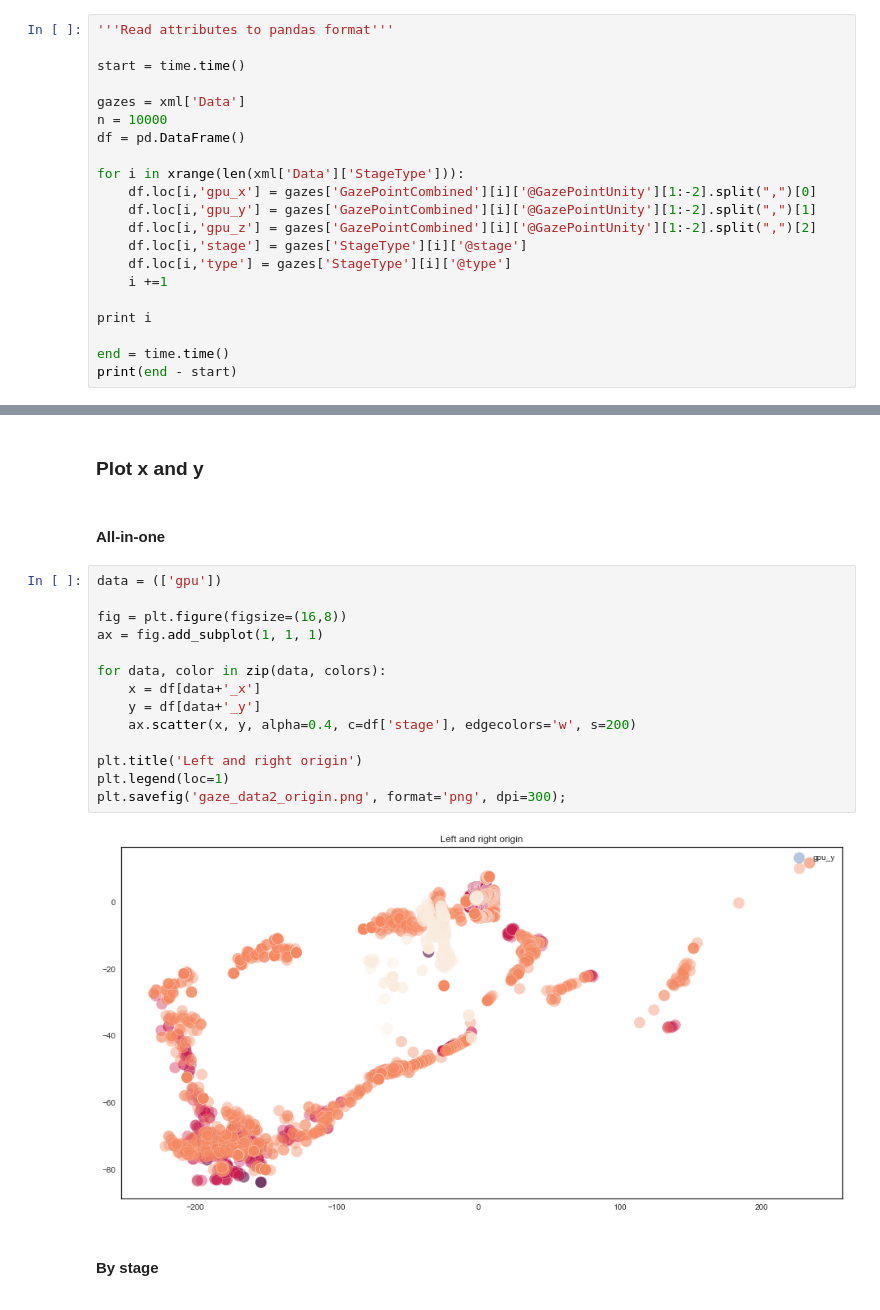
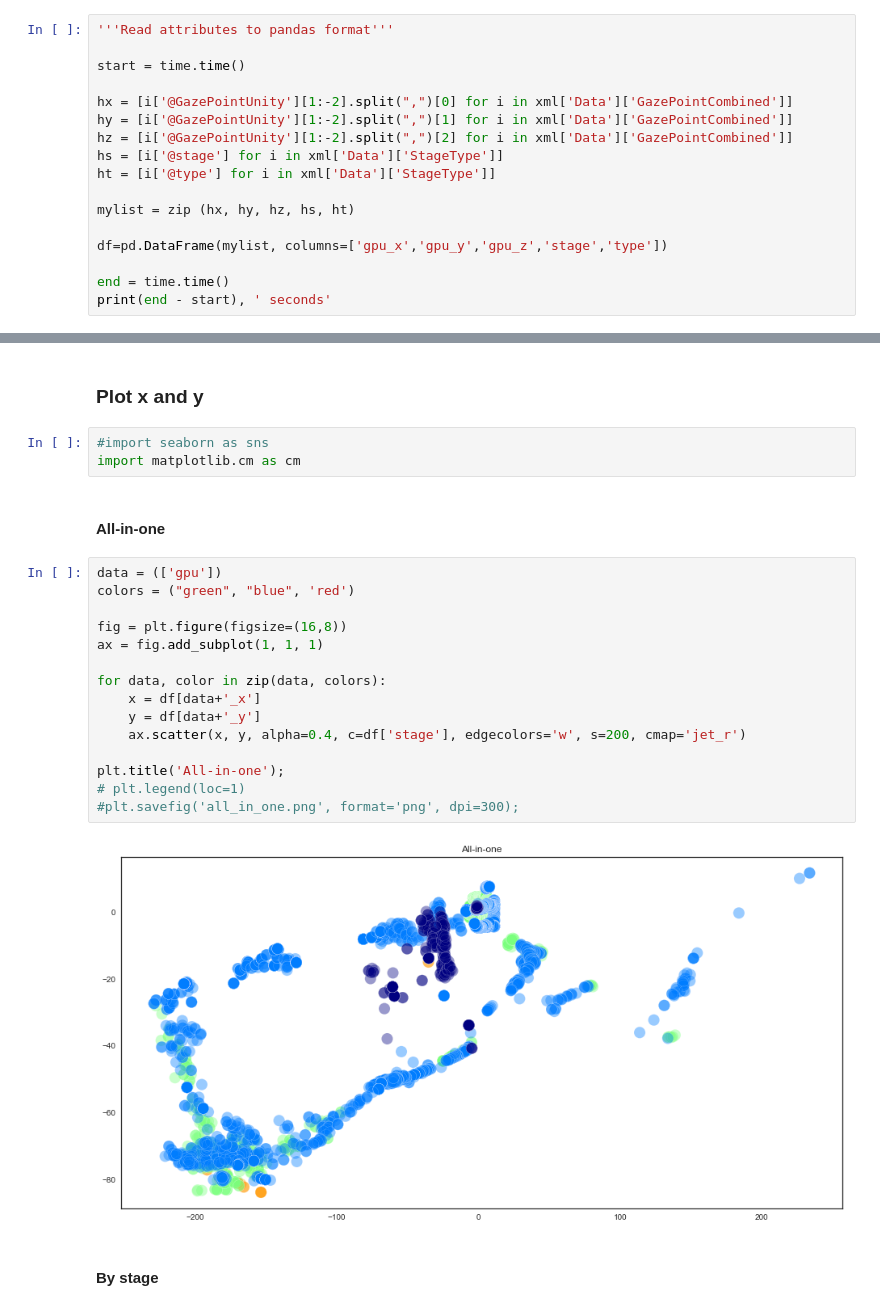
Before and after one commit to elmasyr/gaze, a Jupyter notebook: p2-gaze-xml-to-dict-to-pandas-vr.ipynb, the cells around one changed output, grey strips where cells are left out. Saved outputs shown, nothing was run; the diff lists cells and outputs as text.

```diff
--- a/p2-gaze-xml-to-dict-to-pandas-vr.ipynb
+++ b/p2-gaze-xml-to-dict-to-pandas-vr.ipynb
@@ -74,20 +63,16 @@ import time
 
 start = time.time()
 
-gazes = xml['Data']
-n = 10000
-df = pd.DataFrame()
+hx = [i['@GazePointUnity'][1:-2].split(",")[0] for i in xml['Data']['GazePointCombined']]
+hy = [i['@GazePointUnity'][1:-2].split(",")[1] for i in xml['Data']['GazePointCombined']]
+hz = [i['@GazePointUnity'][1:-2].split(",")[2] for i in xml['Data']['GazePointCombined']]
+hs = [i['@stage'] for i in xml['Data']['StageType']]
+ht = [i['@type'] for i in xml['Data']['StageType']]
 
-for i in xrange(len(xml['Data']['StageType'])):
-    df.loc[i,'gpu_x'] = gazes['GazePointCombined'][i]['@GazePointUnity'][1:-2].split(",")[0]
-    df.loc[i,'gpu_y'] = gazes['GazePointCombined'][i]['@GazePointUnity'][1:-2].split(",")[1]
-    df.loc[i,'gpu_z'] = gazes['GazePointCombined'][i]['@GazePointUnity'][1:-2].split(",")[2]
-    df.loc[i,'stage'] = gazes['StageType'][i]['@stage']
-    df.loc[i,'type'] = gazes['StageType'][i]['@type']
-    i +=1
+mylist = zip (hx, hy, hz, hs, ht)
 
-print i
+df=pd.DataFrame(mylist, columns=['gpu_x','gpu_y','gpu_z','stage','type'])
 
 end = time.time()
-print(end - start)
+print(end - start), ' seconds'
 # %% [output]
@@ -144,24 +128,28 @@ df.plot(subplots=True);
 [figure]
 # %% [markdown]
 ### Plot x and y
+# %%
+#import seaborn as sns
+import matplotlib.cm as cm
 # %% [markdown]
 #### All-in-one
 # %%
 data = (['gpu'])
+colors = ("green", "blue", 'red')
 
 fig = plt.figure(figsize=(16,8))
 ax = fig.add_subplot(1, 1, 1)
 
 for data, color in zip(data, colors):
     x = df[data+'_x']
     y = df[data+'_y']
-    ax.scatter(x, y, alpha=0.4, c=df['stage'], edgecolors='w', s=200)
+    ax.scatter(x, y, alpha=0.4, c=df['stage'], edgecolors='w', s=200, cmap='jet_r')
 
-plt.title('Left and right origin')
-plt.legend(loc=1)
-plt.savefig('gaze_data2_origin.png', format='png', dpi=300);
+plt.title('All-in-one');
+# plt.legend(loc=1)
+#plt.savefig('all_in_one.png', format='png', dpi=300);
 # %% [output]
-[figure, old version]
+[figure, new version]
 # %% [markdown]
 #### By stage
 # %%
```
Also changed, not shown: parts of 6 cells of this notebook.
